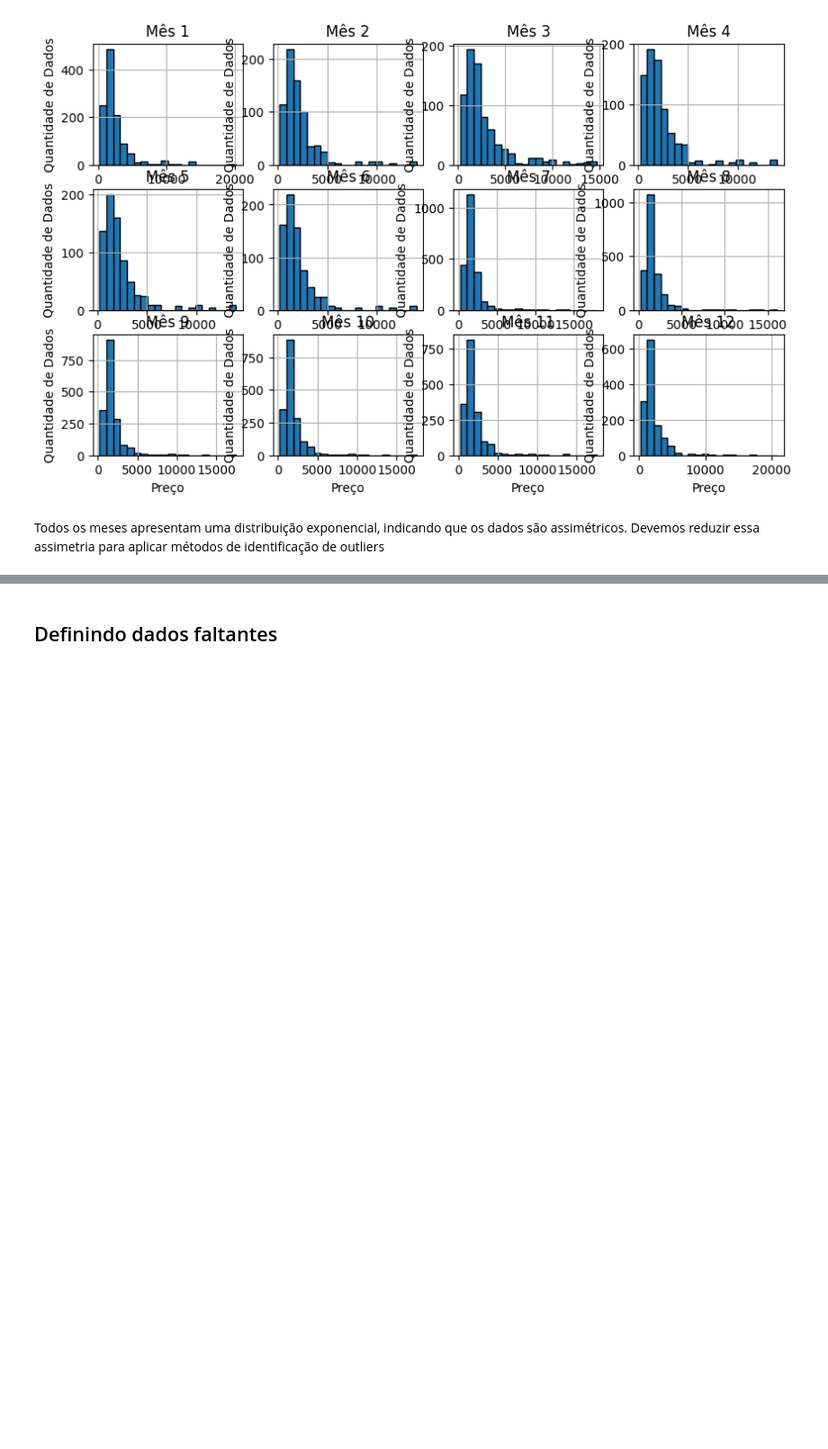
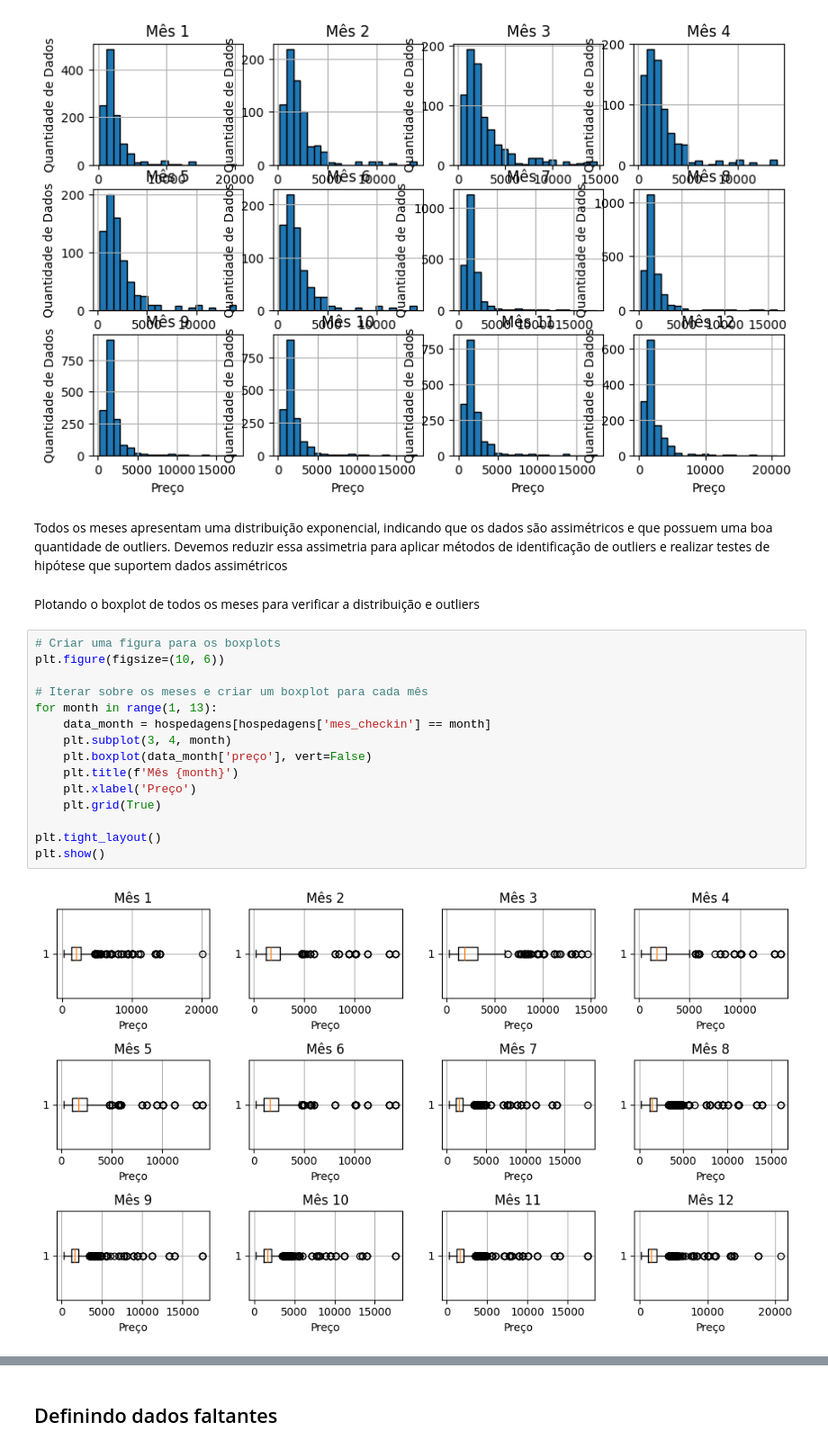
Before and after one commit to clarabarretto/data-science, a Jupyter notebook: hospedagens-recife.ipynb, the cells around one changed output, grey strips where cells are left out. Shown at 90% size. Cells and saved outputs as stored; diff of their text form; blank space fills up the shorter version.

```diff
--- a/pre-processing/pre-processing-recife.ipynb
+++ b/hospedagens-recife.ipynb
@@ -242,4 +286,23 @@ for month in range(1, 13):
 # %% [output]
 [figure]
 # %% [markdown]
-Todos os meses apresentam uma distribuição exponencial, indicando que os dados são assimétricos. Devemos reduzir essa assimetria para aplicar métodos de identificação de outliers
+Todos os meses apresentam uma distribuição exponencial, indicando que os dados são assimétricos e que possuem uma boa quantidade de outliers. Devemos reduzir essa assimetria para aplicar métodos de identificação de outliers e realizar testes de hipótese que suportem dados assimétricos
+# %% [markdown]
+Plotando o boxplot de todos os meses para verificar a distribuição e outliers
+# %%
+# Criar uma figura para os boxplots
+plt.figure(figsize=(10, 6))
+
+# Iterar sobre os meses e criar um boxplot para cada mês
+for month in range(1, 13):
+    data_month = hospedagens[hospedagens['mes_checkin'] == month]
+    plt.subplot(3, 4, month)
+    plt.boxplot(data_month['preço'], vert=False)
+    plt.title(f'Mês {month}')
+    plt.xlabel('Preço')
+    plt.grid(True)
+
+plt.tight_layout()
+plt.show()
+# %% [output]
+[figure, added]
```
Also changed, not shown: parts of 44 cells of this notebook, 1 other file.
